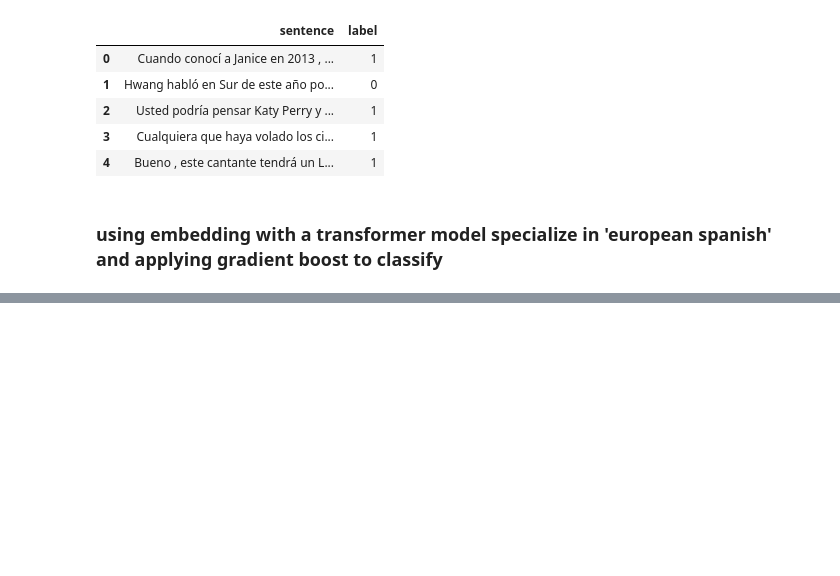
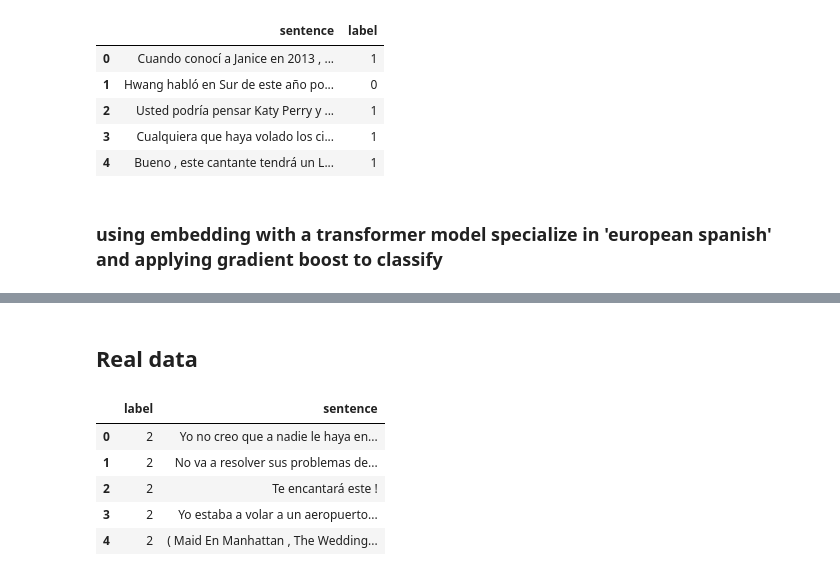
Before and after one commit to lilimanz/project-nlp, a Jupyter notebook: nlp-withoutpreprocessing.ipynb, the cells around one changed output, grey strips where cells are left out. Saved outputs shown, nothing was run; the diff lists cells and outputs as text; code cells hidden in the pictures; blank space fills up the shorter version.

```diff
--- a/nlp-withoutpreprocessing.ipynb
+++ b/nlp-withoutpreprocessing.ipynb
@@ -270,0 +244,31 @@ plt.show()
+# %% [markdown]
+## Real data
+# %%
+#loading real data
+
+def load_data(file_path):
+    data = []
+    with open(file_path, 'r', encoding='utf-8') as file:
+        for line in file:
+            try:
+                label, sentence = line.strip().split('\t', 1)  # Split on the first tab character
+                label = int(label)  # Convert the label to an integer
+                data.append([label, sentence])
+            except ValueError:
+                print(f"Skipping line: {line.strip()}")
+    return pd.DataFrame(data, columns=['label', 'sentence'])
+
+# file_path
+file_path = 'REAL_DATA.txt'
+
+#assign the data into pandas DF
+real_data = load_data(file_path)
+
+real_data.head()
+# %% [output]
+|  | label | sentence |
+| 0 | 2 | Yo no creo que a nadie le haya en... |
+| 1 | 2 | No va a resolver sus problemas de... |
+| 2 | 2 | Te encantará este ! |
+| 3 | 2 | Yo estaba a volar a un aeropuerto... |
+| 4 | 2 | ( Maid En Manhattan , The Wedding... |
```
Also changed, not shown: parts of 15 cells of this notebook, 7 other files.
